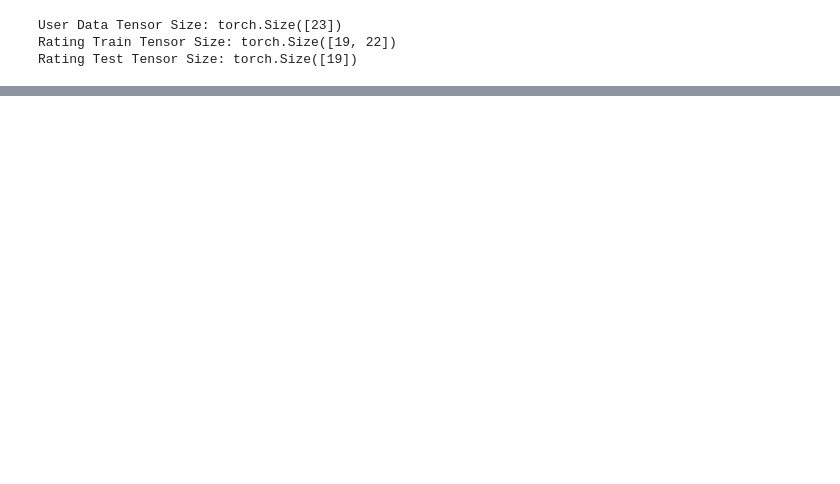
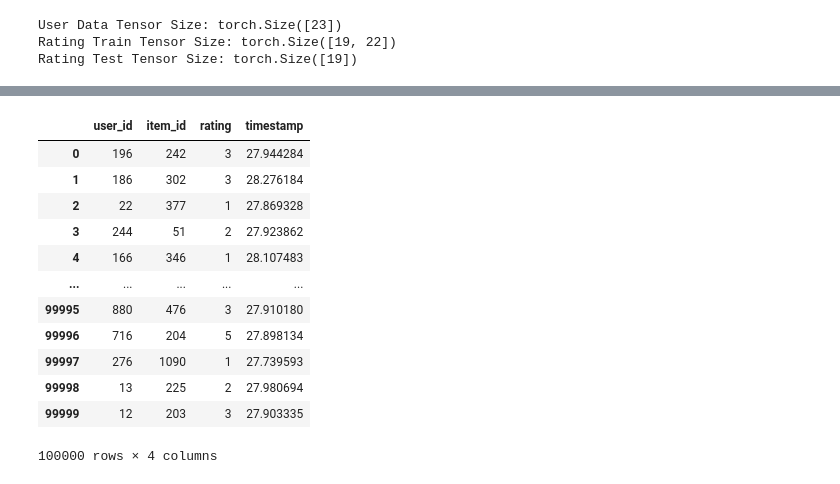
Before and after one commit to Lingfeng555/DeepLearning, a Jupyter notebook: submission2/attempt_1.ipynb, the cells around one changed output, grey strips where cells are left out. Saved outputs shown, nothing was run; the diff lists cells and outputs as text; code cells hidden in the pictures; blank space fills up the shorter version.

```diff
--- a/submission2/attempt_1.ipynb
+++ b/submission2/attempt_1.ipynb
@@ -125,0 +159,52 @@ KeyboardInterrupt:
+# %%
+genre = pd.read_csv(os.path.join(ml_path,"u.genre"),
+                 sep='|',
+                 header=None,
+                 names=['genre_name', 'genre_id'])
+
+columns = [
+            'movie_id',
+            'movie_title',
+            'release_date',
+            'video_release_date',
+            'IMDb_URL'
+        ] + genre["genre_name"].tolist()
+
+movie = pd.read_csv(
+            os.path.join(ml_path,"u.item"),
+            sep='|',
+            header=None,
+            names=columns,
+            encoding='latin-1'
+        ).drop(columns=['video_release_date', 'IMDb_URL'])
+
+movie["release_date"] = pd.to_datetime(movie["release_date"], errors='coerce') - pd.Timestamp("1970-01-01")
+movie['years_1970'] = movie['release_date'].dt.days / 365
+movie = movie.drop(columns=['release_date', "movie_title", "movie_id", "years_1970"])[['Action', 'Adventure',
+       'Animation', "Children's", 'Comedy', 'Crime', 'Documentary', 'Drama',
+       'Fantasy', 'Film-Noir', 'Horror', 'Musical', 'Mystery', 'Romance',
+       'Sci-Fi', 'Thriller', 'War', 'Western','unknown']]
+movie
+
+data = pd.read_csv(os.path.join(ml_path,"u.data"),
+                 sep='\t',
+                 header=None,
+                 names=['user_id', 'item_id', 'rating', 'timestamp'])
+
+data['timestamp'] = (data['timestamp'] - pd.Timestamp("1970-01-01").second )/(3600*24*365)
+
+data
+# %% [output]
+|  | user_id | item_id | rating | timestamp |
+| 0 | 196 | 242 | 3 | 27.944284 |
+| 1 | 186 | 302 | 3 | 28.276184 |
+| 2 | 22 | 377 | 1 | 27.869328 |
+| 3 | 244 | 51 | 2 | 27.923862 |
+| 4 | 166 | 346 | 1 | 28.107483 |
+| ... | ... | ... | ... | ... |
+| 99995 | 880 | 476 | 3 | 27.910180 |
+| 99996 | 716 | 204 | 5 | 27.898134 |
+| 99997 | 276 | 1090 | 1 | 27.739593 |
+| 99998 | 13 | 225 | 2 | 27.980694 |
+| 99999 | 12 | 203 | 3 | 27.903335 |
+100000 rows × 4 columns
```
Also changed, not shown: parts of 10 cells of this notebook, 12 other files.
